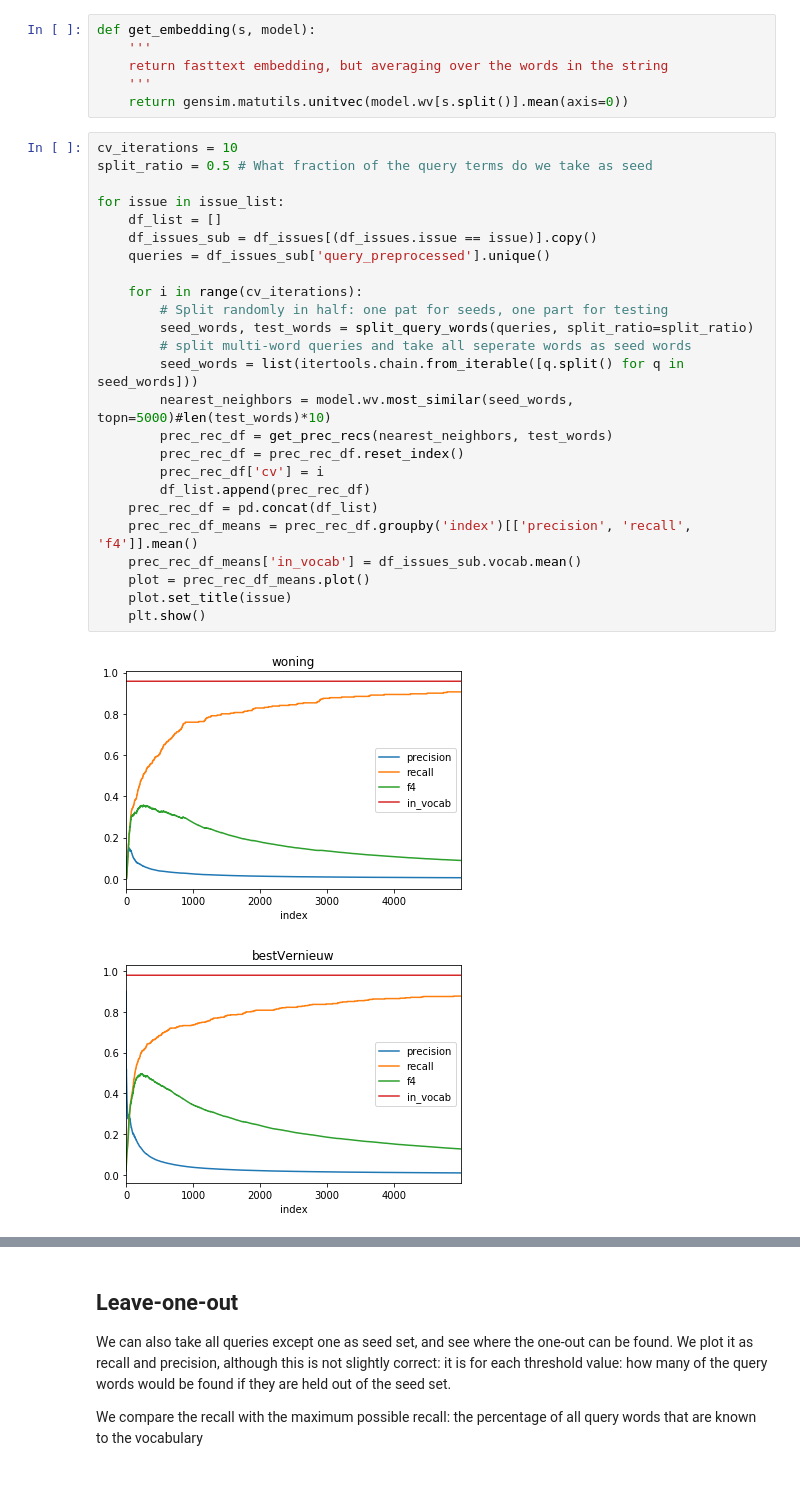
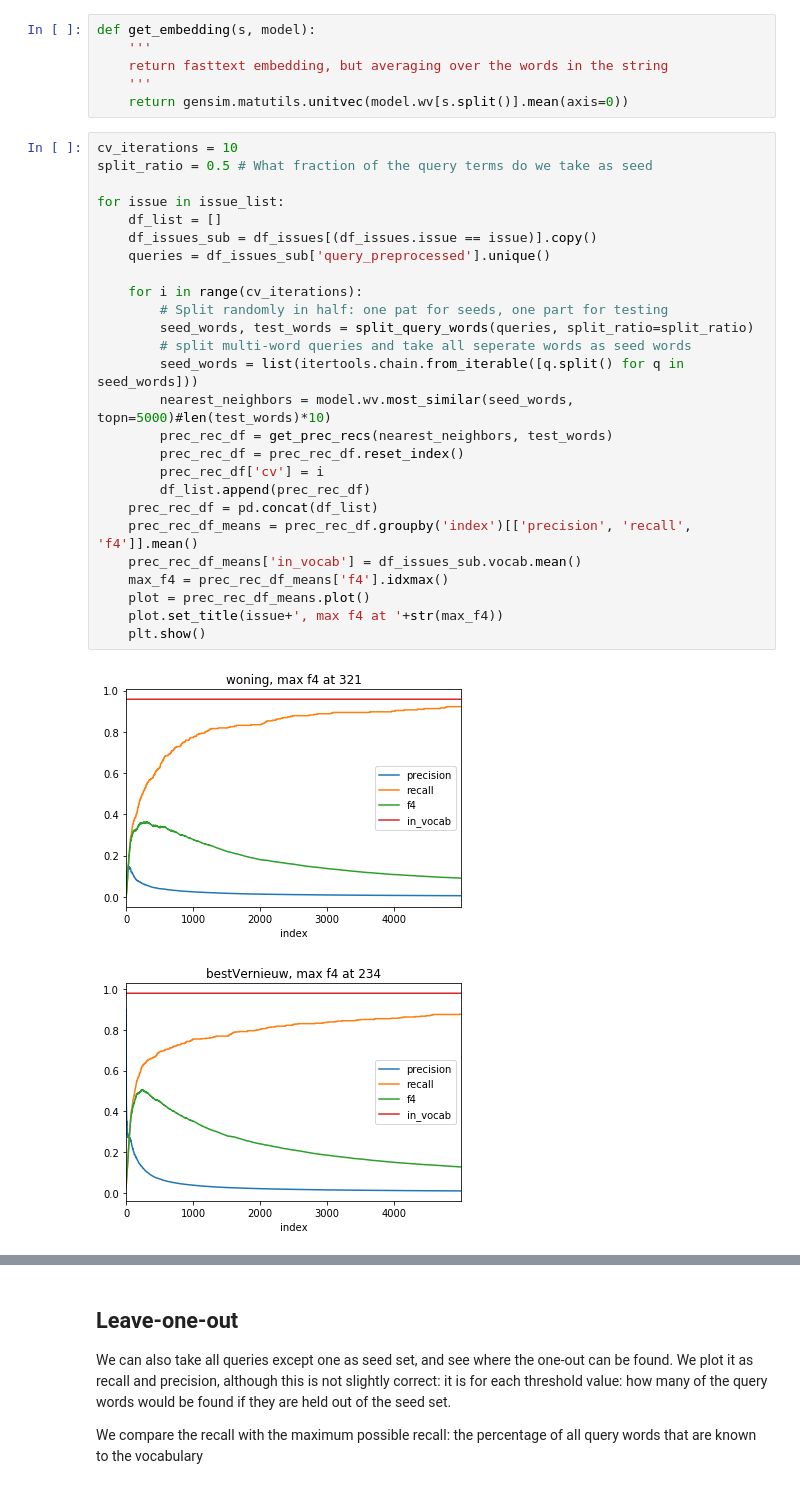
Before and after one commit to Filter-Bubble/stance_finder, a Jupyter notebook: notebooks/Query_set_expansion_CV_subset.ipynb, the cells around one changed output, grey strips where cells are left out. Saved outputs shown, nothing was run; the diff lists cells and outputs as text.

```diff
--- a/notebooks/Query_set_expansion_CV_subset.ipynb
+++ b/notebooks/Query_set_expansion_CV_subset.ipynb
@@ -79,28 +79,29 @@ def get_embedding(s, model):
 # %%
 cv_iterations = 10
 split_ratio = 0.5 # What fraction of the query terms do we take as seed
 
 for issue in issue_list:
     df_list = []
     df_issues_sub = df_issues[(df_issues.issue == issue)].copy()
     queries = df_issues_sub['query_preprocessed'].unique()
 
     for i in range(cv_iterations):
         # Split randomly in half: one pat for seeds, one part for testing
         seed_words, test_words = split_query_words(queries, split_ratio=split_ratio)
         # split multi-word queries and take all seperate words as seed words
         seed_words = list(itertools.chain.from_iterable([q.split() for q in seed_words]))
         nearest_neighbors = model.wv.most_similar(seed_words, topn=5000)#len(test_words)*10)
         prec_rec_df = get_prec_recs(nearest_neighbors, test_words)
         prec_rec_df = prec_rec_df.reset_index()
         prec_rec_df['cv'] = i
         df_list.append(prec_rec_df)
     prec_rec_df = pd.concat(df_list)
     prec_rec_df_means = prec_rec_df.groupby('index')[['precision', 'recall', 'f4']].mean()
     prec_rec_df_means['in_vocab'] = df_issues_sub.vocab.mean()
+    max_f4 = prec_rec_df_means['f4'].idxmax()
     plot = prec_rec_df_means.plot()
-    plot.set_title(issue)
+    plot.set_title(issue+', max f4 at '+str(max_f4))
     plt.show()
 # %% [output]
-[figure, old version]
+[figure, new version]
-[figure, old version]
+[figure, new version]
```
Also changed, not shown: parts of 2 cells of this notebook, 1 other file.
